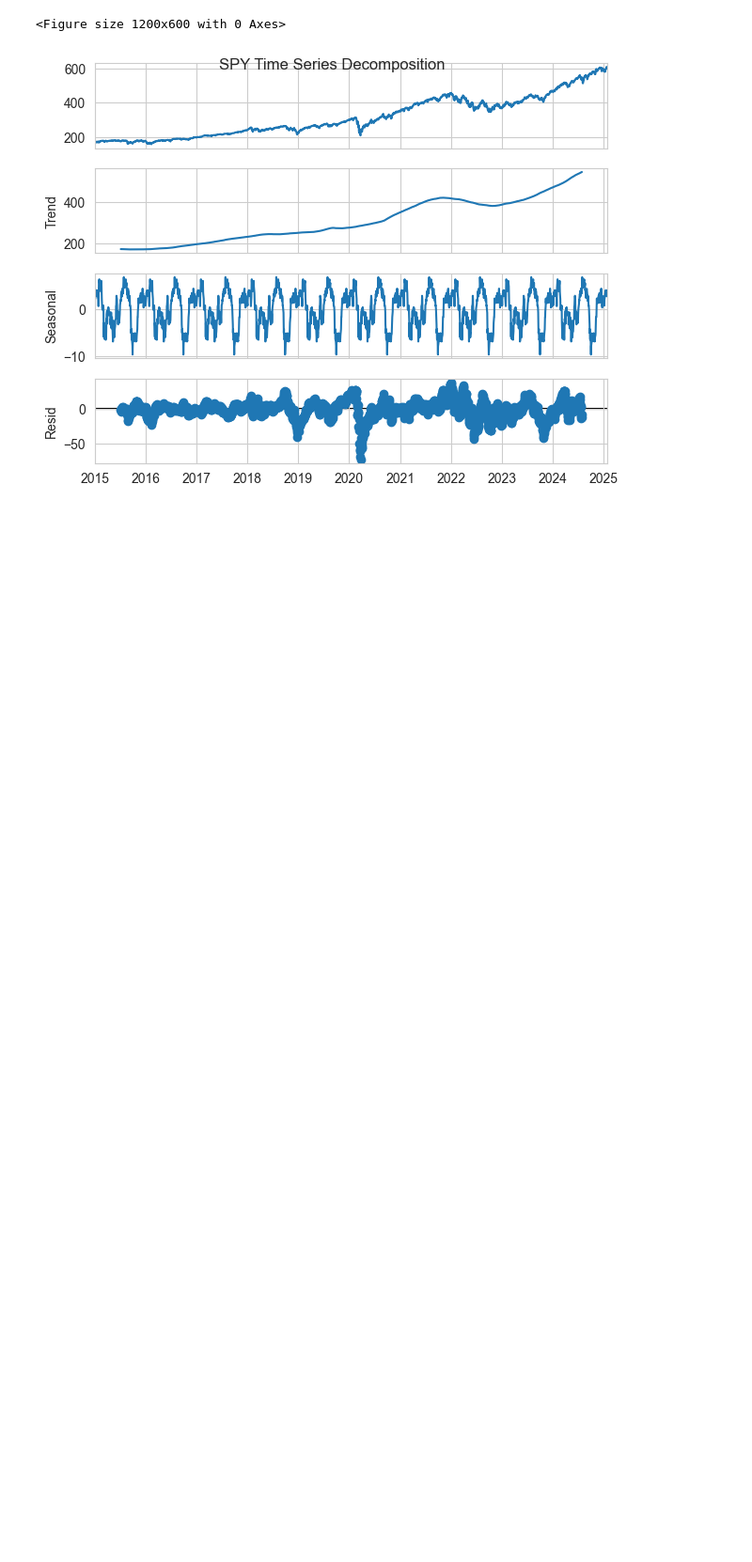
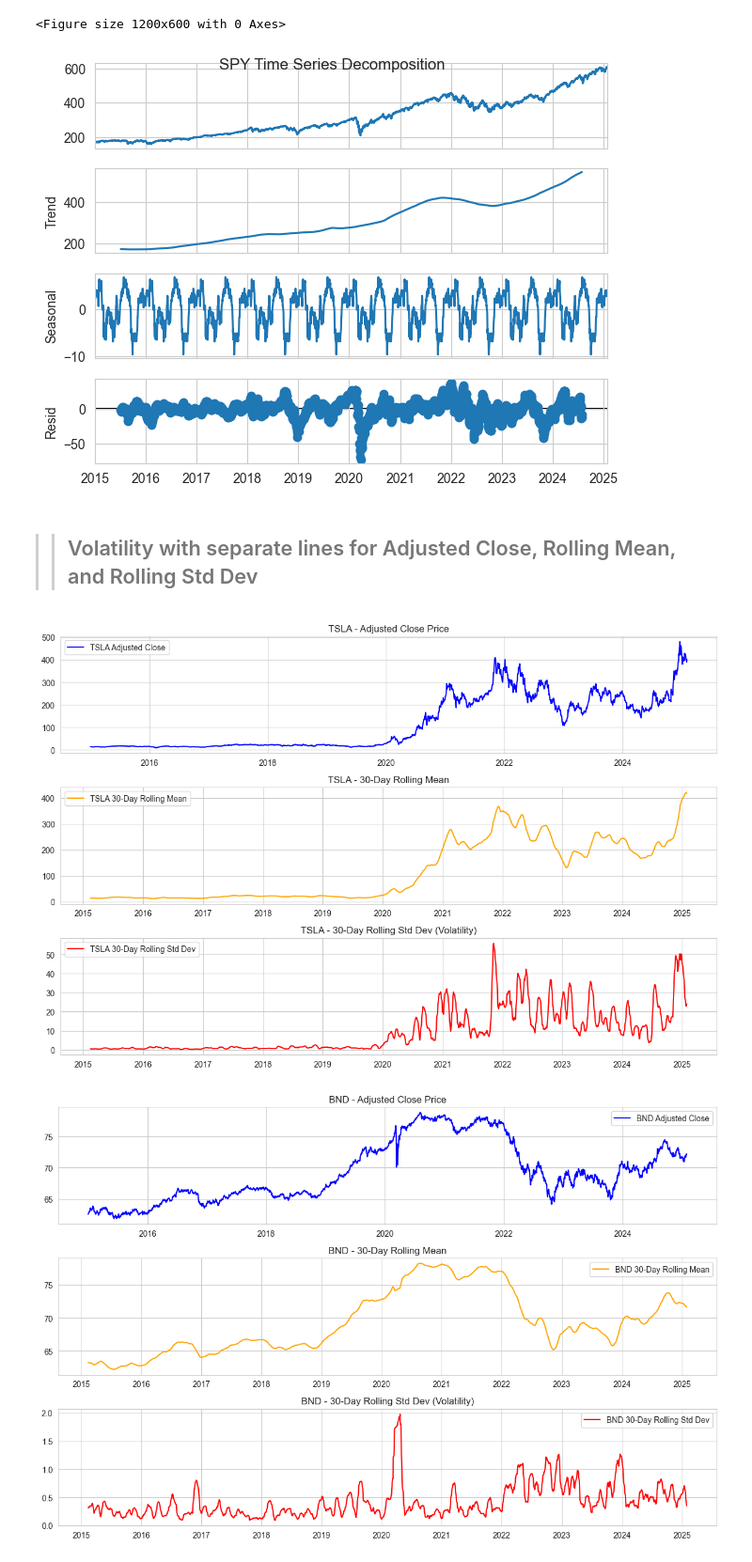
Before and after one commit to hanaDemma/Time-Series-Forecasting-for-Portfolio-Management-Optimization, a Jupyter notebook: notebooks/portfolioManagement.ipynb, the cells around one changed output. Shown at 94% size. Saved outputs shown, nothing was run; the diff lists cells and outputs as text; code cells hidden in the pictures; blank space fills up the shorter version.

Commit message:
Analyze Volatility

```diff
--- a/notebooks/portfolioManagement.ipynb
+++ b/notebooks/portfolioManagement.ipynb
@@ -445,3 +445,13 @@ timeSeriesDecomposition([tsla_data,bnd_data,spy_data], ['TSLA','BND','SPY'])
 [figure]
 <Figure size 1200x600 with 0 Axes>
 [figure]
+# %% [markdown]
+>> ## Volatility with separate lines for Adjusted Close, Rolling Mean, and Rolling Std Dev
+# %%
+# Define the window size for rolling calculations
+window_size = 30  # 30 days
+
+volatility_rolling(window_size, [tsla_data, bnd_data, spy_data], ['TSLA', 'BND', 'SPY'])
+# %% [output]
+[figure, added]
+[figure, added]
```
Also changed, not shown: parts of 6 cells of this notebook, 1 other file.
